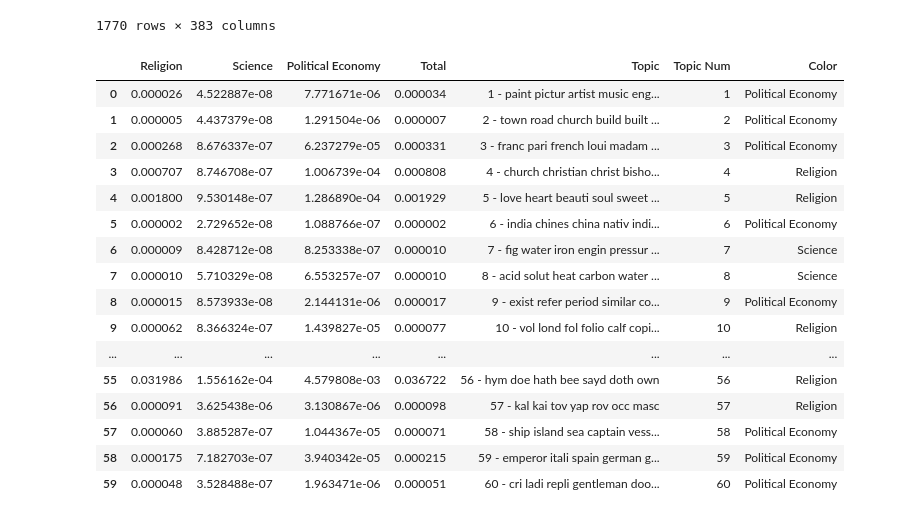
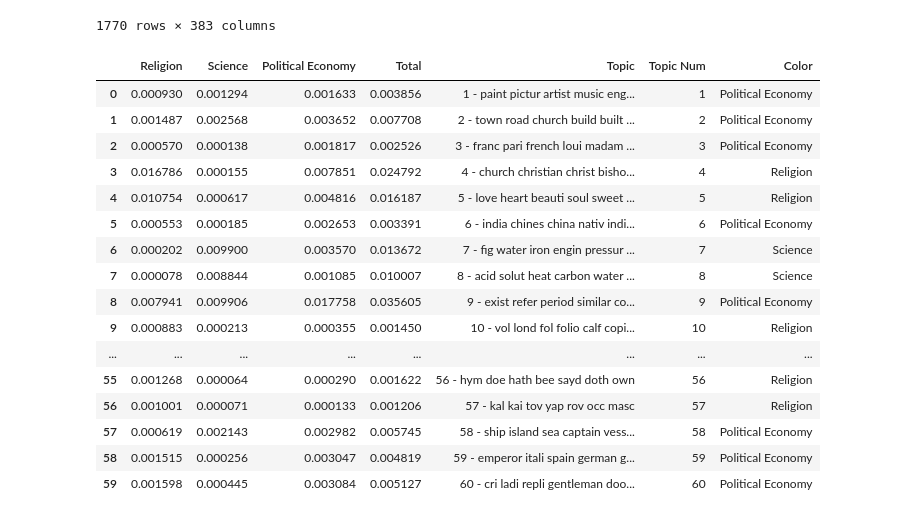
Before and after one commit to austinkennedy/Hathitrust, a Jupyter notebook: code/topic_volume_weights.ipynb, the cells around one changed output. Drawn from its saved outputs; the diff is of its cells as text; code cells hidden in the pictures.

```diff
--- a/code/topic_volume_weights.ipynb
+++ b/code/topic_volume_weights.ipynb
@@ -55,11 +46,0 @@ def category_score(topic, cat):
-# %%
-def category_shares(topics, shares, year, categories):
-    #'categories' needs to be a dict with keys as category names and values as a list of category topics, i.e. 'Category': [1,2,3]
-    tmp_dict = {}
-    topic_numbers = list(topics['topic_number'])
-
-    for category in categories:
-        c = set
-        c.update()
-
-    df = pd.DataFrame.from_dict(tmp_dict)
@@ -65,0 +74,17 @@ def category_shares(topics, shares, year, categories):
+# %%
+categories = {
+    'Religion':[4,12,52],
+    'Science':[7,8,41],
+    'Political Economy':[33,34,47]
+    }
+
+years=[]
+for year in range(1510,1891):
+    years.append(year)
+# %%
+topic_shares = {}
+
+for year in years:
+    topic_shares[year] = category_shares(topics = topics, ctshares = moving_average_shares, year = year, categories = categories)
+
+topic_shares[1550]
@@ -97,0 +141,10 @@ combos
+# %%
+categories = {
+    'Religion':[4,12,52],
+    'Science':[7,8,41],
+    'Political Economy':[33,34,47]
+    }
+
+for key,value in categories.items():
+    print(key)
+    print(value)
@@ -360,22 +421,22 @@ for i in range(0,381):
 for i in range(0,381):
     moving_totals[str(years[i])]['Color'] = moving_totals['1850'][['Religion','Science','Political Economy']].idxmax(axis=1)
 # %%
-moving_totals['1550']
+moving_totals['1850']
 # %% [output]
 |  | Religion | Science | Political Economy | Total | Topic | Topic Num | Color |
-| 0 | 0.000026 | 4.522887e-08 | 7.771671e-06 | 0.000034 | 1 - paint pictur artist music eng... | 1 | Political Economy |
-| 1 | 0.000005 | 4.437379e-08 | 1.291504e-06 | 0.000007 | 2 - town road church build built ... | 2 | Political Economy |
-| 2 | 0.000268 | 8.676337e-07 | 6.237279e-05 | 0.000331 | 3 - franc pari french loui madam ... | 3 | Political Economy |
-| 3 | 0.000707 | 8.746708e-07 | 1.006739e-04 | 0.000808 | 4 - church christian christ bisho... | 4 | Religion |
-| 4 | 0.001800 | 9.530148e-07 | 1.286890e-04 | 0.001929 | 5 - love heart beauti soul sweet ... | 5 | Religion |
-| 5 | 0.000002 | 2.729652e-08 | 1.088766e-07 | 0.000002 | 6 - india chines china nativ indi... | 6 | Political Economy |
-| 6 | 0.000009 | 8.428712e-08 | 8.253338e-07 | 0.000010 | 7 - fig water iron engin pressur ... | 7 | Science |
-| 7 | 0.000010 | 5.710329e-08 | 6.553257e-07 | 0.000010 | 8 - acid solut heat carbon water ... | 8 | Science |
-| 8 | 0.000015 | 8.573933e-08 | 2.144131e-06 | 0.000017 | 9 - exist refer period similar co... | 9 | Political Economy |
-| 9 | 0.000062 | 8.366324e-07 | 1.439827e-05 | 0.000077 | 10 - vol lond fol folio calf copi... | 10 | Religion |
+| 0 | 0.000930 | 0.001294 | 0.001633 | 0.003856 | 1 - paint pictur artist music eng... | 1 | Political Economy |
+| 1 | 0.001487 | 0.002568 | 0.003652 | 0.007708 | 2 - town road church build built ... | 2 | Political Economy |
+| 2 | 0.000570 | 0.000138 | 0.001817 | 0.002526 | 3 - franc pari french loui madam ... | 3 | Political Economy |
+| 3 | 0.016786 | 0.000155 | 0.007851 | 0.024792 | 4 - church christian christ bisho... | 4 | Religion |
+| 4 | 0.010754 | 0.000617 | 0.004816 | 0.016187 | 5 - love heart beauti soul sweet ... | 5 | Religion |
+| 5 | 0.000553 | 0.000185 | 0.002653 | 0.003391 | 6 - india chines china nativ indi... | 6 | Political Economy |
+| 6 | 0.000202 | 0.009900 | 0.003570 | 0.013672 | 7 - fig water iron engin pressur ... | 7 | Science |
+| 7 | 0.000078 | 0.008844 | 0.001085 | 0.010007 | 8 - acid solut heat carbon water ... | 8 | Science |
+| 8 | 0.007941 | 0.009906 | 0.017758 | 0.035605 | 9 - exist refer period similar co... | 9 | Political Economy |
+| 9 | 0.000883 | 0.000213 | 0.000355 | 0.001450 | 10 - vol lond fol folio calf copi... | 10 | Religion |
 | ... | ... | ... | ... | ... | ... | ... | ... |
-| 55 | 0.031986 | 1.556162e-04 | 4.579808e-03 | 0.036722 | 56 - hym doe hath bee sayd doth own | 56 | Religion |
-| 56 | 0.000091 | 3.625438e-06 | 3.130867e-06 | 0.000098 | 57 - kal kai tov yap rov occ masc | 57 | Religion |
-| 57 | 0.000060 | 3.885287e-07 | 1.044367e-05 | 0.000071 | 58 - ship island sea captain vess... | 58 | Political Economy |
-| 58 | 0.000175 | 7.182703e-07 | 3.940342e-05 | 0.000215 | 59 - emperor itali spain german g... | 59 | Political Economy |
-| 59 | 0.000048 | 3.528488e-07 | 1.963471e-06 | 0.000051 | 60 - cri ladi repli gentleman doo... | 60 | Political Economy |
+| 55 | 0.001268 | 0.000064 | 0.000290 | 0.001622 | 56 - hym doe hath bee sayd doth own | 56 | Religion |
+| 56 | 0.001001 | 0.000071 | 0.000133 | 0.001206 | 57 - kal kai tov yap rov occ masc | 57 | Religion |
+| 57 | 0.000619 | 0.002143 | 0.002982 | 0.005745 | 58 - ship island sea captain vess... | 58 | Political Economy |
+| 58 | 0.001515 | 0.000256 | 0.003047 | 0.004819 | 59 - emperor itali spain german g... | 59 | Political Economy |
+| 59 | 0.001598 | 0.000445 | 0.003084 | 0.005127 | 60 - cri ladi repli gentleman doo... | 60 | Political Economy |
```
Also changed, not shown: parts of 6 cells of this notebook.
